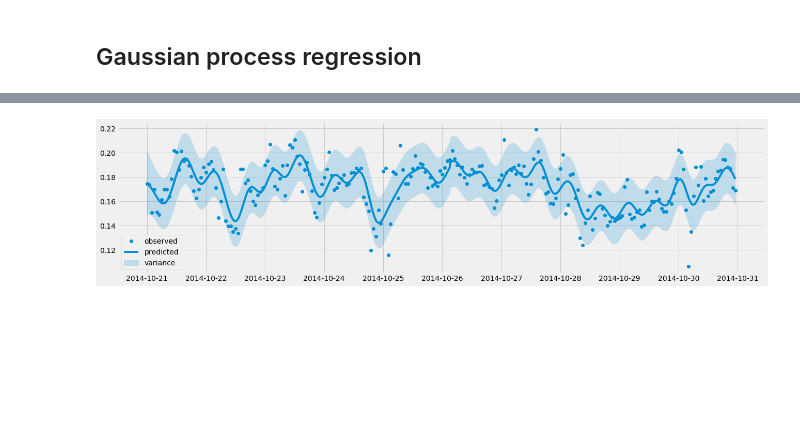
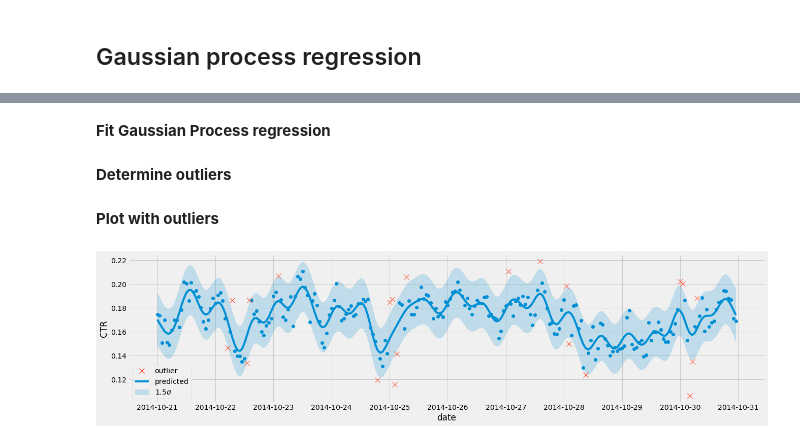
Before and after one commit to tatyana-perlova/Click-Through-Rate-Analysis, a Jupyter notebook: notebooks/Outlier-detection.ipynb, the cells around one changed output, grey strips where cells are left out. Saved outputs shown, nothing was run; the diff lists cells and outputs as text; code cells hidden in the pictures; blank space fills up the shorter version.

```diff
--- a/notebooks/Outlier-detection.ipynb
+++ b/notebooks/Outlier-detection.ipynb
@@ -106,29 +119,47 @@ kernel = 1**2*sklearn.gaussian_process.kernels.RBF(length_scale=5000,
 
 #Gaussian process regressor
 gpr = sklearn.gaussian_process.GaussianProcessRegressor(kernel = kernel)
+# %% [markdown]
+**Fit Gaussian Process regression**
 # %%
-#Fit and predict
+#Prepare data
 x_train = data_agg['datetime'].apply(lambda x: x.timestamp())[:, None]
 y_train = (data_agg.CTR - data_agg.CTR.mean())[:, None]
-x_date = pd.date_range(data_agg.datetime.min(),
-                       data_agg.datetime.max(),
-                       periods=1000).to_pydatetime()
-vfunc = np.vectorize(lambda x: x.timestamp())
-x_ = vfunc(x_date)[:, None]
 
+#Fit and predict
 fit = gpr.fit(x_train, y_train)
-y_pred, sigma = fit.predict(x_, return_std=True)
-y_samples = fit.sample_y(x_, 10)
+y_pred, sigma = fit.predict(x_train,
+                            return_std=True)
+# %% [markdown]
+**Determine outliers**
+# %%
+data_agg['CTR_mean_gp'] = y_pred + data_agg.CTR.mean()
+data_agg['CTR_std_gp'] = sigma
+data_agg['outlier_gp'] = (data_agg.CTR < data_agg.CTR_mean_gp - n_stds*data_agg.CTR_std_gp) | (data_agg.CTR > data_agg.CTR_mean_gp + n_stds*data_agg.CTR_std_gp)
+# %% [markdown]
+**Plot with outliers**
 # %%
 plt.figure(figsize=(20, 5))
-plt.plot_date(data_agg.datetime, y_train + data_agg.CTR.mean(), 'o', label = 'observed')
-plt.plot_date(x_date, y_pred + data_agg.CTR.mean(), '-', label = 'predicted', color = palette[0])
-plt.fill_between(x_date,
-                y1 = y_pred.squeeze() + data_agg.CTR.mean() + n_stds*sigma,
-                y2 = y_pred.squeeze() + data_agg.CTR.mean() - n_stds*sigma,
+plt.plot_date(data_agg[data_agg['outlier_gp'] == False].datetime,
+              data_agg[data_agg['outlier_gp'] == False].CTR)
+plt.plot_date(data_agg[data_agg['outlier_gp'] == True].datetime,
+              data_agg[data_agg['outlier_gp'] == True].CTR,
+             label = 'outlier',
+             marker = 'x',
+             markersize = 10)
+plt.plot_date(data_agg['datetime'],
+              data_agg['CTR_mean_gp'],
+              '-',
+              label = 'predicted',
+              color = palette[0])
+plt.fill_between(data_agg['datetime'],
+                y1 = data_agg['CTR_mean_gp'] + n_stds*data_agg['CTR_std_gp'],
+                y2 = data_agg['CTR_mean_gp'] - n_stds*data_agg['CTR_std_gp'],
                 alpha = 0.2,
                 color = palette[0],
-                label = 'variance')
+                label = f'{n_stds}'r'$\sigma$')
+plt.xlabel('date')
+plt.ylabel('CTR')
 _ = plt.legend()
 # %% [output]
-[figure, old version]
+[figure, new version]
```
Also changed, not shown: parts of 11 cells of this notebook.
